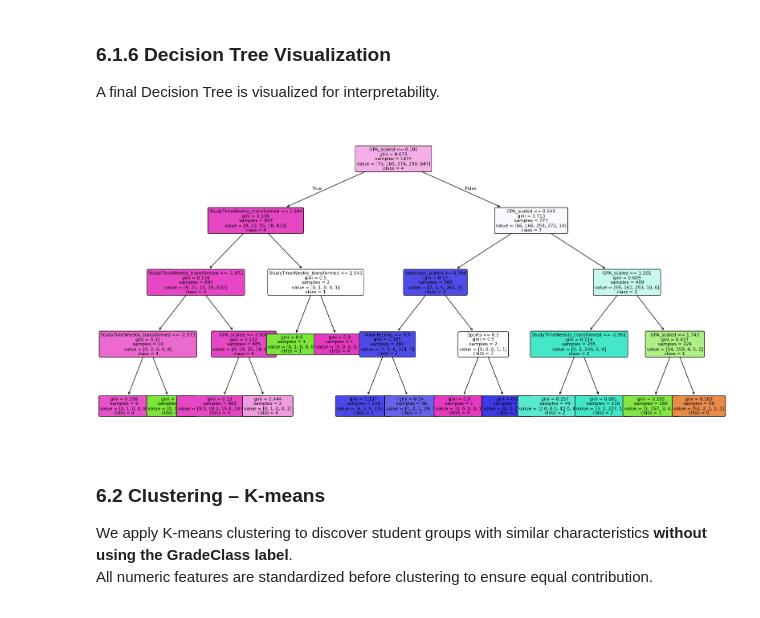
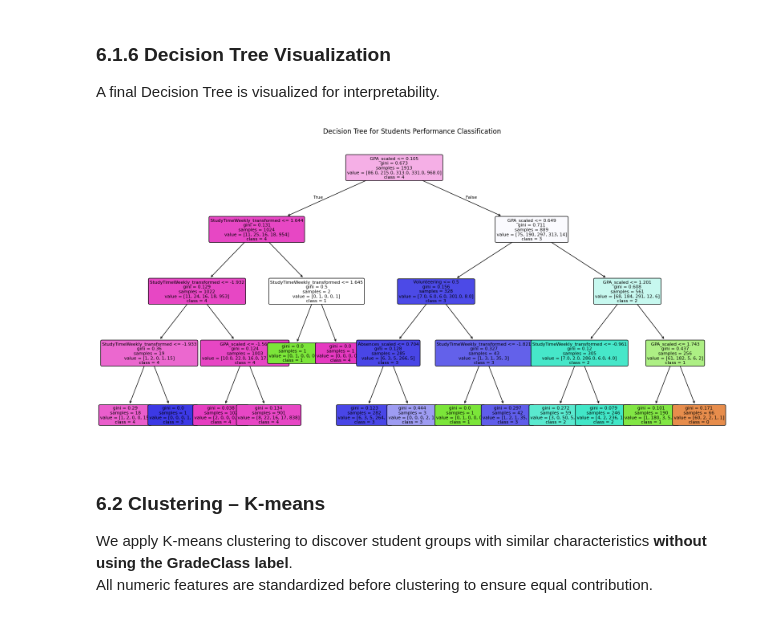
Before and after one commit to lujainAziz/LujainAlmajyul-it326, a Jupyter notebook: Reports Folder/Phase3.ipynb, the cells around one changed output. Cells and saved outputs as stored; diff of their text form; code cells hidden in the pictures.

```diff
--- a/Reports Folder/Phase3.ipynb
+++ b/Reports Folder/Phase3.ipynb
@@ -500,34 +484,38 @@ Confusion Matrix – train_size=80%, criterion=gini
 ### 6.1.6 Decision Tree Visualization
 A final Decision Tree is visualized for interpretability.
 # %%
-# ===== Classification: visualize one final Decision Tree =====
+# Choose the best model based on accuracy results
+best_train_size = 0.8
+best_criterion = "gini"
 
 X_train, X_test, y_train, y_test = train_test_split(
     X, y,
-    train_size=0.7,
+    train_size=best_train_size,
     random_state=42,
     stratify=y
 )
 
 best_clf = DecisionTreeClassifier(
-    criterion="gini",
+    criterion=best_criterion,
     random_state=42,
-    max_depth=4
+    max_depth=4   # keep readable
 )
+
 best_clf.fit(X_train, y_train)
 
 plt.figure(figsize=(20, 10))
 plot_tree(
     best_clf,
     feature_names=feature_cols_clf,
-    class_names=[str(c) for c in sorted(y.unique())],
+    class_names=[str(c) for c in labels],
     filled=True,
     rounded=True,
     fontsize=8
 )
+plt.title("Decision Tree for Students Performance Classification")
 plt.show()
 # %% [output]
-[figure, old version]
+[figure, new version]
 # %% [markdown]
 ### 6.2 Clustering – K-means
 
```
Also changed, not shown: parts of 17 cells of this notebook.
